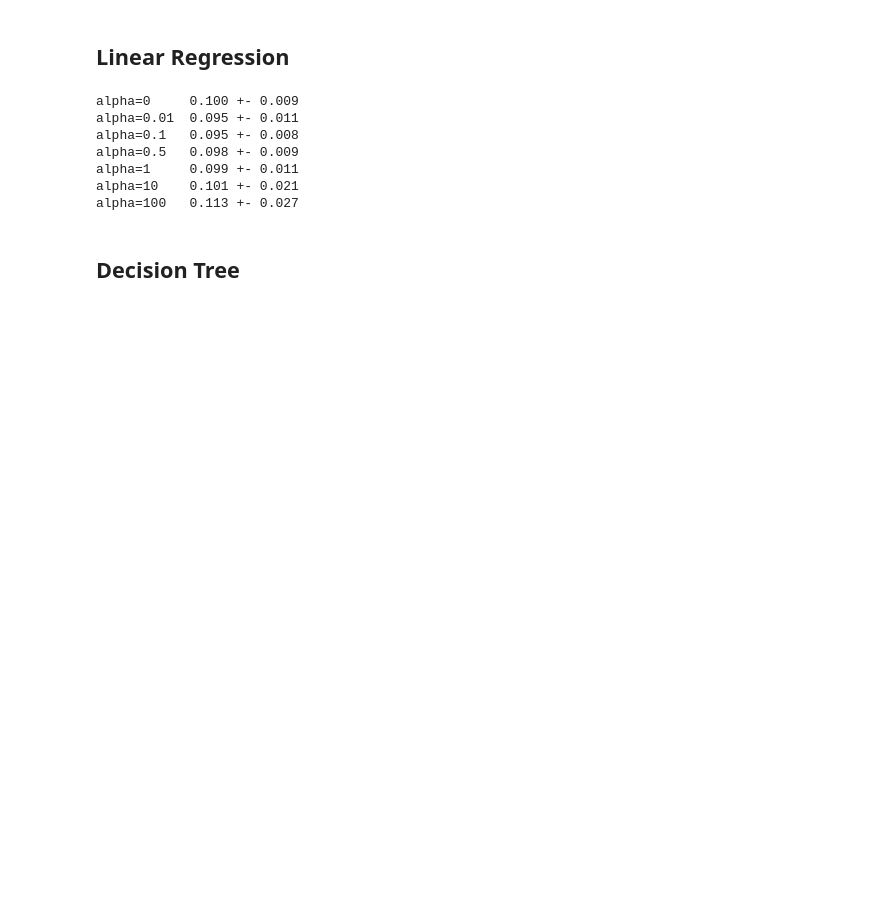
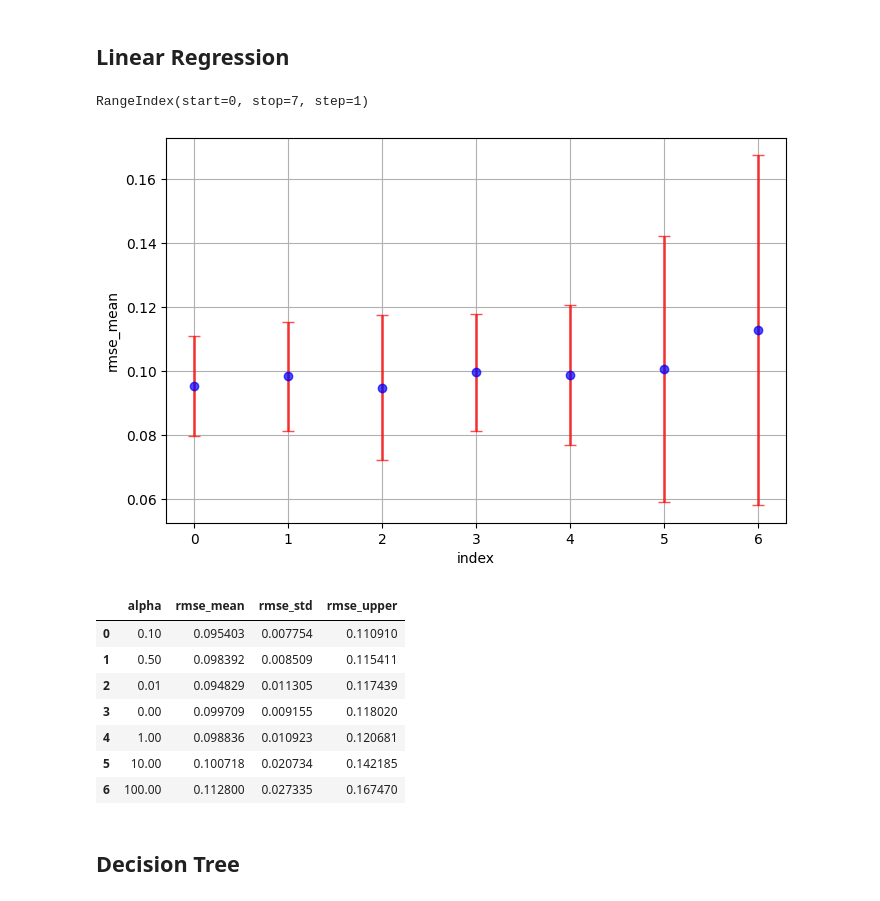
Before and after one commit to spencer18001/ml_zoomcamp_project_2024_midterm, a Jupyter notebook: Notebook/notebook.ipynb, the cells around one changed output. Saved outputs shown, nothing was run; the diff lists cells and outputs as text; code cells hidden in the pictures; blank space fills up the shorter version.

```diff
--- a/Notebook/notebook.ipynb
+++ b/Notebook/notebook.ipynb
@@ -197,24 +199,60 @@ def train_kfold(train_func):
         rmse = root_mean_squared_error(y_val, y_pred)
         rmse_list.append(rmse)
     return rmse_list
+# %%
+def train_linear(X_train, y_train, X_val, **kwargs):
+    model = LinearRegression()
+    model.fit(X_train, y_train)
+    y_pred = model.predict(X_val)
+    return y_pred
 # %%
-def train_ridge(X_train, y_train, X_val):
-    model = Ridge(alpha=alpha, random_state=1)
+def train_ridge(X_train, y_train, X_val, **kwargs):
+    model = Ridge(**kwargs, random_state=1)
     model.fit(X_train, y_train)
     y_pred = model.predict(X_val)
     return y_pred
+# %%
+def plot_rmse(df):
+    plt.figure(figsize=(8, 5))
+
+    print(df.index)
+    plt.errorbar(df.index, df["rmse_mean"],
+                yerr=2*df["rmse_std"], fmt='o',
+                color='blue', ecolor='red', elinewidth=2, capsize=4, alpha=0.7)
+
+    plt.xlabel("index")
+    plt.ylabel("rmse_mean")
+    plt.grid(True)
+    plt.show()
 # %%
+scores = []
 for alpha in tqdm([0, 0.01, 0.1, 0.5, 1, 10, 100]):
-    rmse_list = train_kfold(train_func=train_ridge)
+    if alpha == 0:
+        rmse_list = train_kfold(train_func=train_linear)
+    else:
+        rmse_list = train_kfold(train_func=train_ridge, alpha=alpha)
 
-    print('alpha=%-5s %.3f +- %.3f' % (alpha, np.mean(rmse_list), np.std(rmse_list)))
+    rmse_mean = np.mean(rmse_list)
+    rmse_std = np.std(rmse_list)
+    scores.append((alpha, rmse_mean, rmse_std))
-# %% [output]
-alpha=0     0.100 +- 0.009
-alpha=0.01  0.095 +- 0.011
-alpha=0.1   0.095 +- 0.008
-alpha=0.5   0.098 +- 0.009
-alpha=1     0.099 +- 0.011
-alpha=10    0.101 +- 0.021
-alpha=100   0.113 +- 0.027
+# %%
+columns = ["alpha", "rmse_mean", "rmse_std"]
+df_scores = pd.DataFrame(scores, columns=columns)
+df_scores["rmse_upper"] = df_scores["rmse_mean"] + 2*df_scores["rmse_std"]
+df_sorted_scores = df_scores.sort_values(by="rmse_upper").reset_index(drop=True)
+df_sorted_scores_sub = df_sorted_scores.head(10).reset_index(drop=True)
+plot_rmse(df_sorted_scores_sub)
+df_sorted_scores_sub
+# %% [output]
+RangeIndex(start=0, stop=7, step=1)
+[figure, added]
+|  | alpha | rmse_mean | rmse_std | rmse_upper |
+| 0 | 0.10 | 0.095403 | 0.007754 | 0.110910 |
+| 1 | 0.50 | 0.098392 | 0.008509 | 0.115411 |
+| 2 | 0.01 | 0.094829 | 0.011305 | 0.117439 |
+| 3 | 0.00 | 0.099709 | 0.009155 | 0.118020 |
+| 4 | 1.00 | 0.098836 | 0.010923 | 0.120681 |
+| 5 | 10.00 | 0.100718 | 0.020734 | 0.142185 |
+| 6 | 100.00 | 0.112800 | 0.027335 | 0.167470 |
 # %% [markdown]
 ## Decision Tree
```
Also changed, not shown: parts of 11 cells of this notebook.
